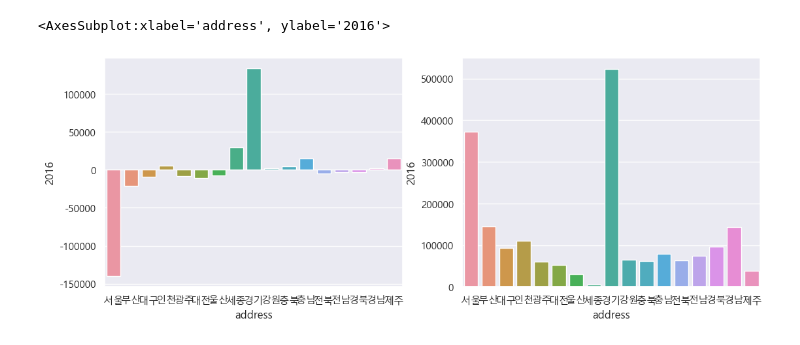
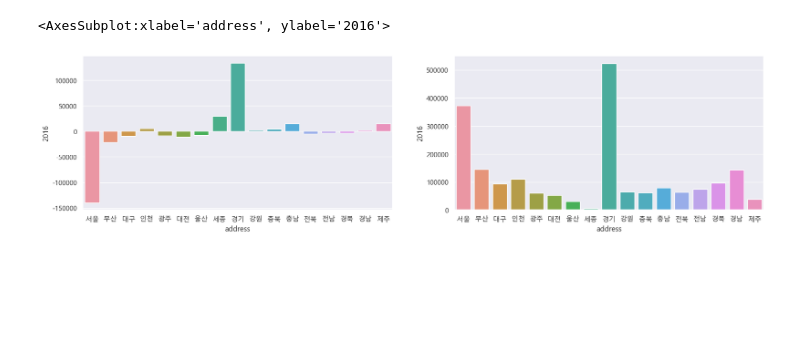
Before and after one commit to ju-nong/big-data-last, a Jupyter notebook: main2.ipynb, the cells around one changed output. Cells and saved outputs as stored; diff of their text form; code cells hidden in the pictures; blank space fills up the shorter version.

```diff
--- a/main2.ipynb
+++ b/main2.ipynb
@@ -1,4 +1,5 @@
 # %%
+# 딕셔너리를 데이터프래임으로 변환해주는 함수
 def makeDataFrame(dic):
     _dataFrame = []
     for k, v in dic.items():
@@ -16,6 +17,7 @@ import pandas as pd
 import seaborn as sns
 import matplotlib
 import matplotlib.pyplot as plt
+import numpy as np
 
 matplotlib.rcParams['axes.unicode_minus'] = False
 plt.rc("font", family = "Malgun Gothic")
@@ -29,35 +31,34 @@ cData = {}
 for date_column in crimes.columns.delete(0):
     key = crimes[date_column][0]
     value = int(crimes[date_column][1])
 
     if key in cData :
         cData[key].append(value)
     else:
         cData[key] = [value]
 
 crimes_diary = makeDataFrame(cData)
 
 population = pd.read_csv("거주지이동인구.csv", encoding="cp949")
 population_doc = []
 pData = {}
 
 for _column in range(population.shape[0]):
     _list = list(population.loc[_column])
     key = _list[0]
     value = _list[1:]
 
     pData[key] = value
 
 population_doc = makeDataFrame(pData)
 
+# 두 데이터 시각화
 fig = plt.figure(figsize=(20,10))
-ax1 = fig.add_subplot(2, 3, 1)
-ax2 = fig.add_subplot(2, 3, 2)
+ax1 = fig.add_subplot(2, 2, 1)
+ax2 = fig.add_subplot(2, 2, 2)
 
 sns.barplot(data=population_doc, x='address', y='2016', ax=ax1)
 sns.barplot(data=crimes_diary, x='address', y='2016', ax=ax2)
-
-# sns.plot(data=crimes_diary.loc[:, ["address", "2016"]], x='address', y="2016")
 # %% [output]
 <AxesSubplot:xlabel='address', ylabel='2016'>
-[figure, old version]
+[figure, new version]
```
Also changed, not shown: parts of 1 cell of this notebook.
